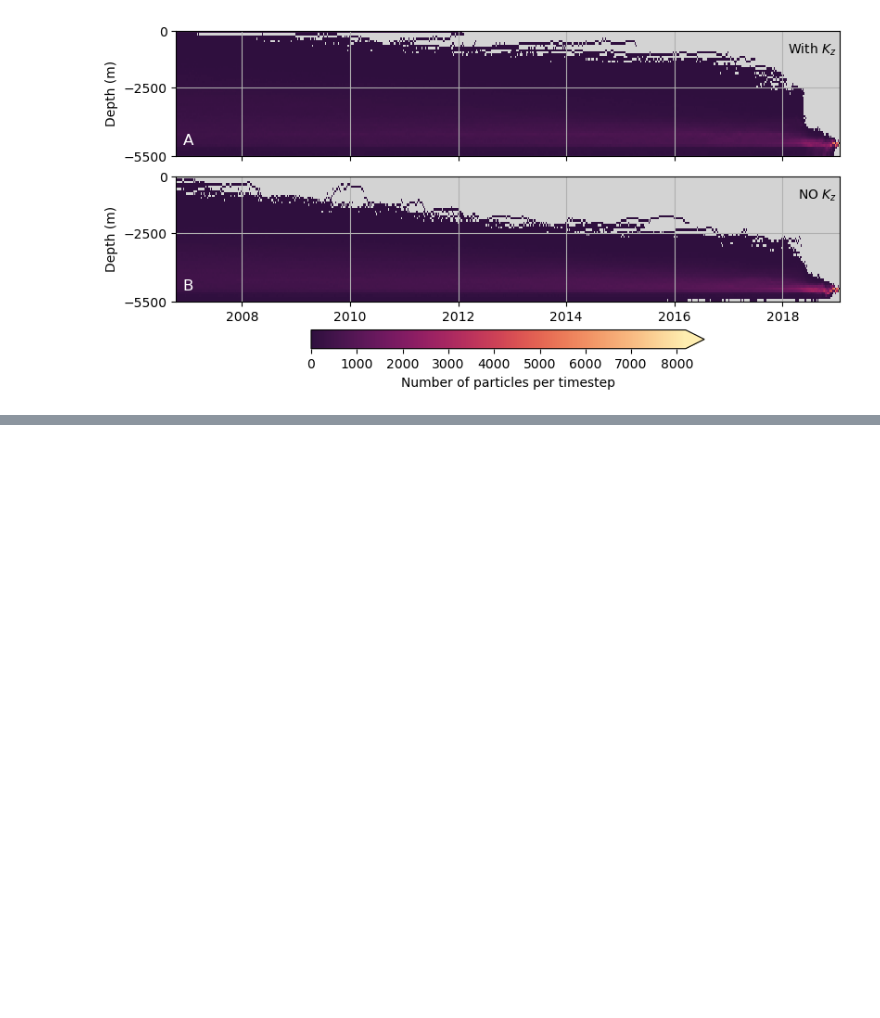
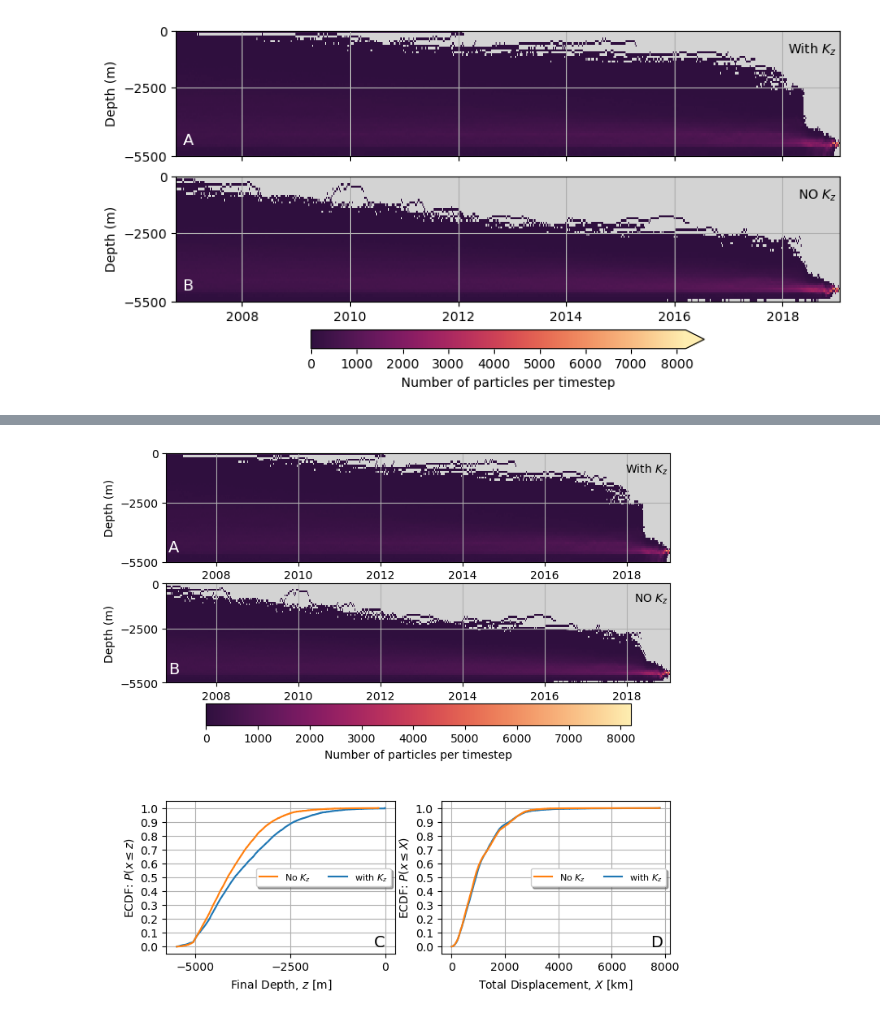
Before and after one commit to OceanParcels/Backtracking_Abyssal_Nanoplastics, a Jupyter notebook: python/SI_diffvsnodiff.ipynb, the cells around one changed output, grey strips where cells are left out. Cells and saved outputs as stored; diff of their text form; code cells hidden in the pictures; blank space fills up the shorter version.

Commit message:
make article figs better

```diff
--- a/python/SI_diffvsnodiff.ipynb
+++ b/python/SI_diffvsnodiff.ipynb
@@ -30,6 +29,8 @@ depth_bins = np.linspace(-5500, 0, 56)  # creates a 100m bins
 
 simulations = ['', '_nodiff']
 sim_names = ['diff', 'nodiff']
+
+labbb = [r'with $K_z$', r'No $K_z$']
 # %%
 # %% Extracting the data from simulation outputs
 frag_into_NPs = {}
@@ -137,0 +184,92 @@ fig.savefig('../article_figs/DiffvsNoDiff_vertical_distributions.png', dpi=300,
+# %%
+fig = plt.figure(figsize=(8, 8))
+
+gs = GridSpec(4, 2, figure=fig, height_ratios=[1, 1.3, 0.3, 1.4],)
+ax1 = fig.add_subplot(gs[0, :])
+ax2 = fig.add_subplot(gs[1, :])
+# ax3 = fig.add_subplot(gs[2, :])
+topp = [ax1, ax2]
+
+x, y = np.meshgrid(datelist, depth_bins)
+
+
+color_map = cmo.matter_r
+
+for j, ft in enumerate(sim_names):
+    topp[j].set_facecolor('lightgrey')
+    im = topp[j].pcolormesh(x, y, frag_into_NPs[ft]['vertical_distribution'],
+                          cmap=color_map,
+                          vmin=0)
+
+    topp[j].set_yticks([-5500, -2500, 0])
+    topp[j].grid()
+
+topp[0].set_ylabel('Depth (m)')
+topp[0].text(17900, -1000, r'With $K_z$', fontsize=10,
+               ha='right')
+topp[1].set_ylabel('Depth (m)')
+topp[1].text(17900, -1000, r'NO $K_z$', fontsize=10,
+               ha='right')
+
+topp[0].text(13550, -5000, r'A', fontsize=14,
+               ha='right', c='w')
+
+topp[1].text(13550, -5000, r'B', fontsize=14,
+               ha='right', c='w')
+
+# cbar_ax = plt.axes([0.15, 0.45, 0.7, 0.02])
+#add colorbar
+fig.colorbar(im, ax=topp[1], orientation='horizontal',
+             label='Number of particles per timestep')
+
+ax3 = fig.add_subplot(gs[3, 0])
+ax4 = fig.add_subplot(gs[3, 1])
+
+bottom = [ax3, ax4]
+
+for j, ft in enumerate(sim_names):
+
+    x, y = funk.ecdf(frag_into_NPs[ft]['depths'], normalized=True,
+                     invert=False)
+    bottom[0].plot(x, y, drawstyle='steps-post', label=labbb[j])
+
+    x, y = funk.ecdf(frag_into_NPs[ft]['displacement']/1e3, normalized=True,
+                     invert=False)
+    bottom[1].plot(x, y, drawstyle='steps-post', label=labbb[j])
+
+handles, labels = bottom[0].get_legend_handles_labels()
+handles = handles[::-1]
+labels = labels[::-1]
+
+bottom[0].legend(handles, labels, fontsize=8, shadow=True, ncol=2,
+             loc='center right')
+bottom[1].legend(handles, labels, fontsize=8, shadow=True, ncol=2,
+             loc='center right')
+
+# ax[1].semilogx()
+bottom[0].set_xlabel('Final Depth, $z$ [m]')
+bottom[0].set_ylabel(r'ECDF: $P(x \leq z)$')
+# bottom[0].set_title('Final Depth')
+
+bottom[1].set_xlabel(r'Total Displacement, $X$ [km]')
+bottom[1].set_ylabel(r'ECDF: $P(x \leq X)$')
+# bottom[1].set_title('Total Displacement')
+
+gridy = np.linspace(0, 1, 11)
+griddepth = np.linspace(-5000, 0, 3)
+bottom[0].set_yticks(gridy)
+bottom[0].set_xticks(griddepth)
+bottom[1].set_yticks(gridy)
+
+bottom[0].grid()
+bottom[1].grid()
+
+bottom[0].text(0, 0, r'C', fontsize=14,
+               ha='right')
+bottom[1].text(7900, 0, r'D', fontsize=14,
+               ha='right')
+
+fig.savefig('../article_figs/DiffvsNoDiff_vertical_distributions.png', dpi=300,
+            facecolor=(1, 0, 0, 0))
+# %% [output]
+[figure, added]
```
Also changed, not shown: parts of 3 cells of this notebook, 3 other files.
